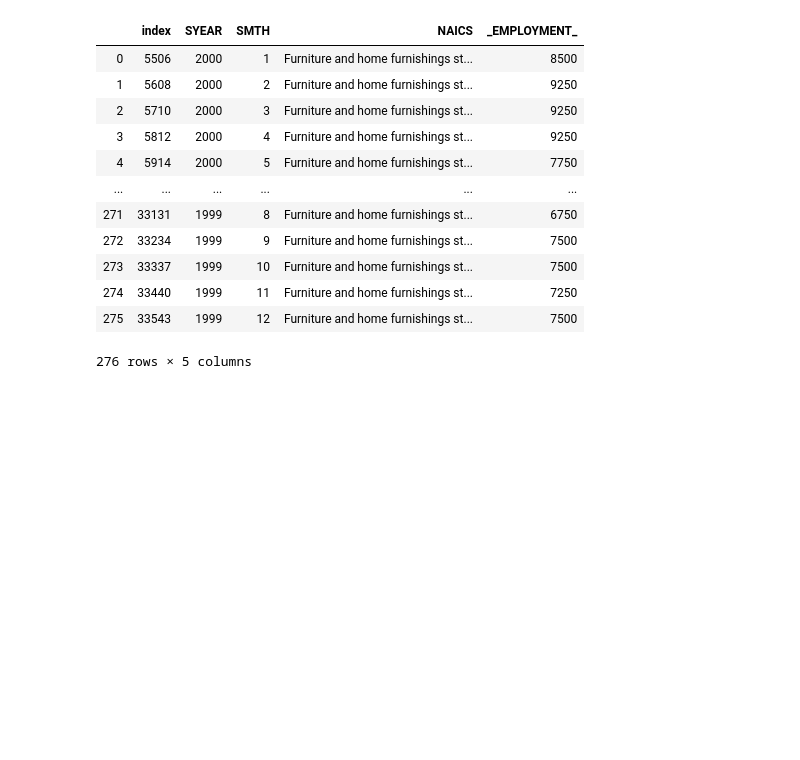
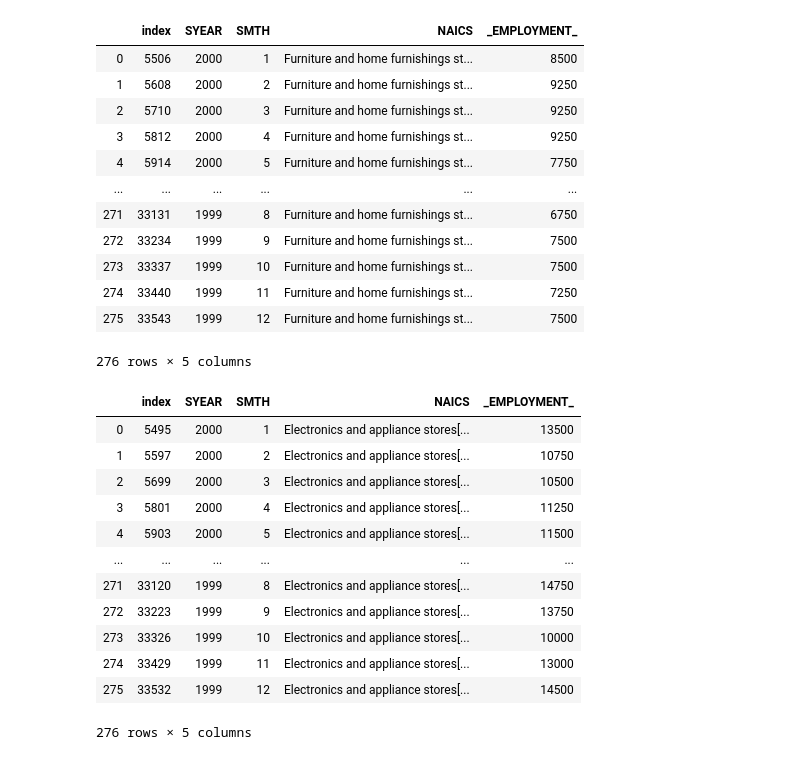
Before and after one commit to Hotlynn2/SERIES-ANALYSIS-OF-NAICS, a Jupyter notebook: Time Analysis Series.ipynb, the cells around one changed output. Cells and saved outputs as stored; diff of their text form; code cells hidden in the pictures; blank space fills up the shorter version.

```diff
--- a/Time Analysis Series.ipynb
+++ b/Time Analysis Series.ipynb
@@ -1703,3 +1703,20 @@ for_523
 | 274 | 33440 | 1999 | 11 | Furniture and home furnishings st... | 7250 |
 | 275 | 33543 | 1999 | 12 | Furniture and home furnishings st... | 7500 |
 276 rows × 5 columns
+# %%
+Electronics_and_appliance_stores = data.loc[data['NAICS'].str.contains('443', na = False)].reset_index()
+Electronics_and_appliance_stores
+# %% [output]
+|  | index | SYEAR | SMTH | NAICS | _EMPLOYMENT_ |
+| 0 | 5495 | 2000 | 1 | Electronics and appliance stores[... | 13500 |
+| 1 | 5597 | 2000 | 2 | Electronics and appliance stores[... | 10750 |
+| 2 | 5699 | 2000 | 3 | Electronics and appliance stores[... | 10500 |
+| 3 | 5801 | 2000 | 4 | Electronics and appliance stores[... | 11250 |
+| 4 | 5903 | 2000 | 5 | Electronics and appliance stores[... | 11500 |
+| ... | ... | ... | ... | ... | ... |
+| 271 | 33120 | 1999 | 8 | Electronics and appliance stores[... | 14750 |
+| 272 | 33223 | 1999 | 9 | Electronics and appliance stores[... | 13750 |
+| 273 | 33326 | 1999 | 10 | Electronics and appliance stores[... | 10000 |
+| 274 | 33429 | 1999 | 11 | Electronics and appliance stores[... | 13000 |
+| 275 | 33532 | 1999 | 12 | Electronics and appliance stores[... | 14500 |
+276 rows × 5 columns
```
Also changed, not shown: parts of 12 cells of this notebook.
